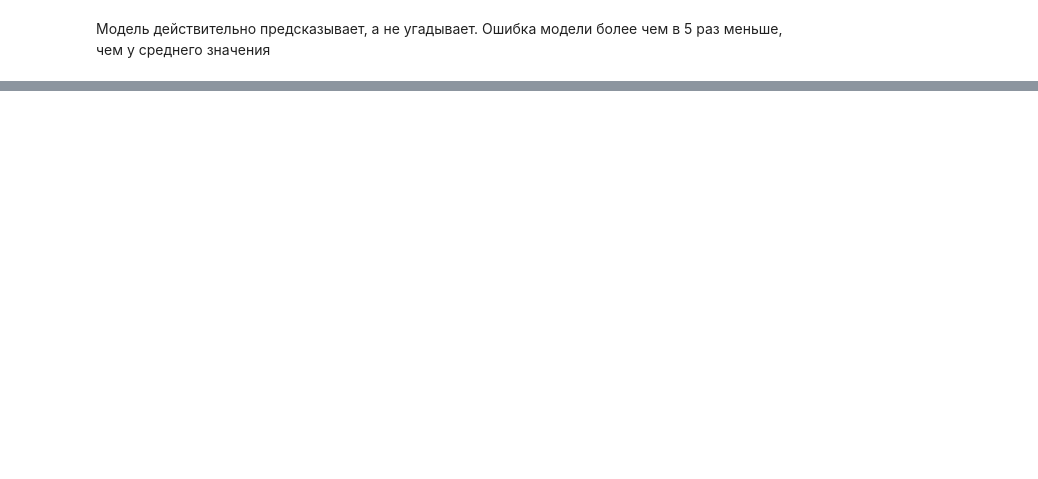
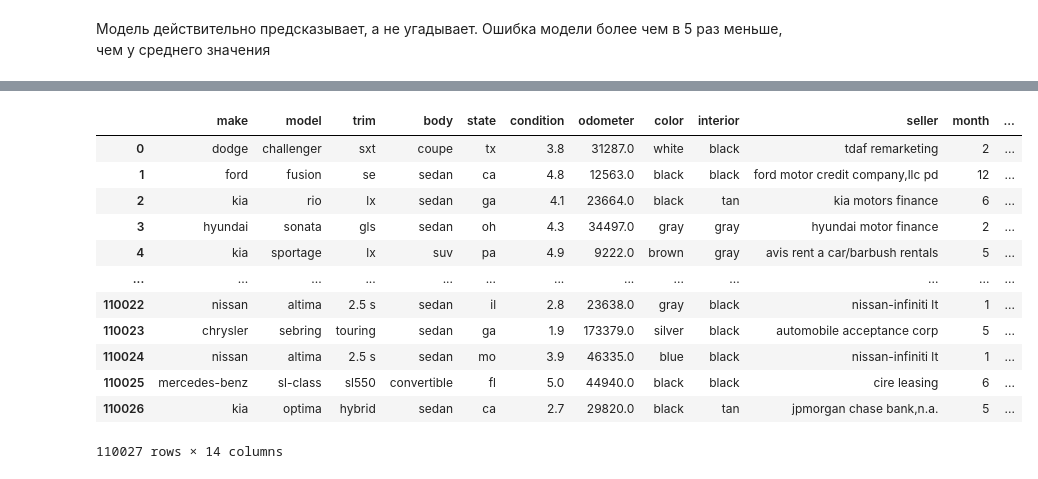
Before and after one commit to Skoolz/car_price_prediction, a Jupyter notebook: main.ipynb, the cells around one changed output, grey strips where cells are left out. Cells and saved outputs as stored; diff of their text form; code cells hidden in the pictures; blank space fills up the shorter version.

```diff
--- a/main.ipynb
+++ b/main.ipynb
@@ -645,0 +636,33 @@ done
+# %%
+def prepare_models(prices):
+    start_price = 0
+    models = []
+    prices.append(-1)
+    for end_price in prices:
+        df_train_current = df_train
+        if(end_price!=-1):
+            df_train_current = df_train_current.query('sellingprice>=@start_price and sellingprice < @end_price')
+        else:
+            df_train_current = df_train_current.query('sellingprice>=@start_price')
+
+        model = CatBoostRegressor(random_seed=12345,thread_count=-1,learning_rate=0.145,n_estimators=1000,logging_level='Silent',cat_features=cat_features)
+        pipe_model = Pipeline(
+            steps=[
+                #('label',ct),
+                ('mymodel',model)
+            ]
+        )
+        start_price = end_price
+
+        features = df_train_current[features_list]
+        target = df_train_current[target_name]
+        pipe_model.fit(features,target)
+        print(f'{start_price} done')
+        models.append(pipe_model)
+    return models
+# %%
+def apply_models(df,models):
+    features = df[features_list]
+    for index,m in enumerate(models):
+        df[f'model_{index}'] = m.predict(features)
+    return df
@@ -736,0 +898,16 @@ len(df_valid)
+# %%
+features
+# %% [output]
+|  | make | model | trim | body | state | condition | odometer | color | interior | seller | month | ... |
+| 0 | dodge | challenger | sxt | coupe | tx | 3.8 | 31287.0 | white | black | tdaf remarketing | 2 | ... |
+| 1 | ford | fusion | se | sedan | ca | 4.8 | 12563.0 | black | black | ford motor credit company,llc pd | 12 | ... |
+| 2 | kia | rio | lx | sedan | ga | 4.1 | 23664.0 | black | tan | kia motors finance | 6 | ... |
+| 3 | hyundai | sonata | gls | sedan | oh | 4.3 | 34497.0 | gray | gray | hyundai motor finance | 2 | ... |
+| 4 | kia | sportage | lx | suv | pa | 4.9 | 9222.0 | brown | gray | avis rent a car/barbush rentals | 5 | ... |
+| ... | ... | ... | ... | ... | ... | ... | ... | ... | ... | ... | ... | ... |
+| 110022 | nissan | altima | 2.5 s | sedan | il | 2.8 | 23638.0 | gray | black | nissan-infiniti lt | 1 | ... |
+| 110023 | chrysler | sebring | touring | sedan | ga | 1.9 | 173379.0 | silver | black | automobile acceptance corp | 5 | ... |
+| 110024 | nissan | altima | 2.5 s | sedan | mo | 3.9 | 46335.0 | blue | black | nissan-infiniti lt | 1 | ... |
+| 110025 | mercedes-benz | sl-class | sl550 | convertible | fl | 5.0 | 44940.0 | black | black | cire leasing | 6 | ... |
+| 110026 | kia | optima | hybrid | sedan | ca | 2.7 | 29820.0 | black | tan | jpmorgan chase bank,n.a. | 5 | ... |
+110027 rows × 14 columns
```
Also changed, not shown: parts of 38 cells of this notebook, 8 other files.
